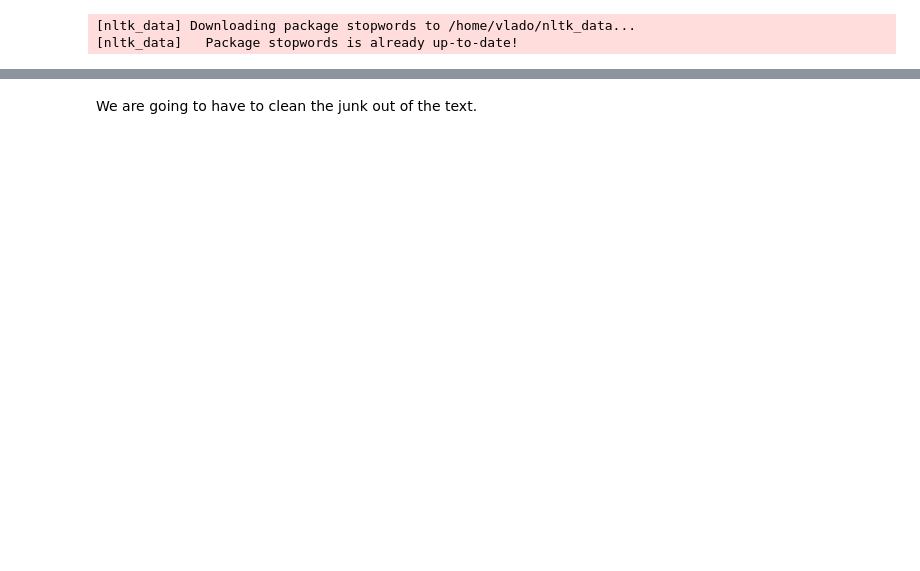
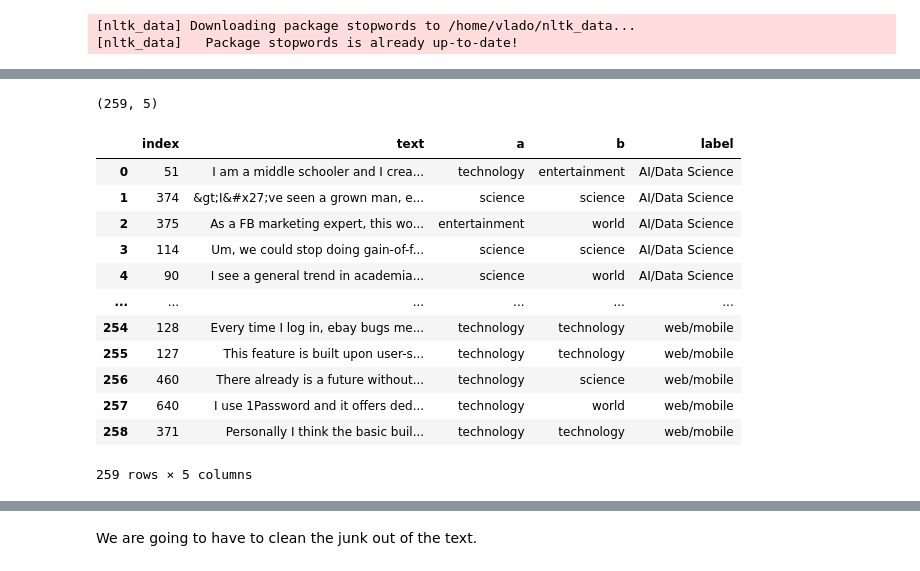
Before and after one commit to ivvlko/NLP-Factory, a Jupyter notebook: model_creation/learn-ai-bbc/topic_labelling_naive_bayes.ipynb, the cells around one changed output, grey strips where cells are left out. Saved outputs shown, nothing was run; the diff lists cells and outputs as text; code cells hidden in the pictures; blank space fills up the shorter version.

```diff
--- a/model_creation/learn-ai-bbc/topic_labelling_naive_bayes.ipynb
+++ b/model_creation/learn-ai-bbc/topic_labelling_naive_bayes.ipynb
@@ -39,2 +28,25 @@ df.shape
+# %%
+df = pd.read_csv('hn_topic_labelling.csv', header=None)
+df.columns = ['index', 'text', 'a', 'b', 'label']
+df = df.dropna()
+df.shape
+# %% [output]
+(259, 5)
+# %%
+df
+# %% [output]
+|  | index | text | a | b | label |
+| 0 | 51 | I am a middle schooler and I crea... | technology | entertainment | AI/Data Science |
+| 1 | 374 | &gt;I&#x27;ve seen a grown man, e... | science | science | AI/Data Science |
+| 2 | 375 | As a FB marketing expert, this wo... | entertainment | world | AI/Data Science |
+| 3 | 114 | Um, we could stop doing gain-of-f... | science | science | AI/Data Science |
+| 4 | 90 | I see a general trend in academia... | science | world | AI/Data Science |
+| ... | ... | ... | ... | ... | ... |
+| 254 | 128 | Every time I log in, ebay bugs me... | technology | technology | web/mobile |
+| 255 | 127 | This feature is built upon user-s... | technology | technology | web/mobile |
+| 256 | 460 | There already is a future without... | technology | science | web/mobile |
+| 257 | 640 | I use 1Password and it offers ded... | technology | world | web/mobile |
+| 258 | 371 | Personally I think the basic buil... | technology | technology | web/mobile |
+259 rows × 5 columns
 # %%
 plt.figure(figsize=[6,4])
```
Also changed, not shown: parts of 43 cells of this notebook, 14 other files.
